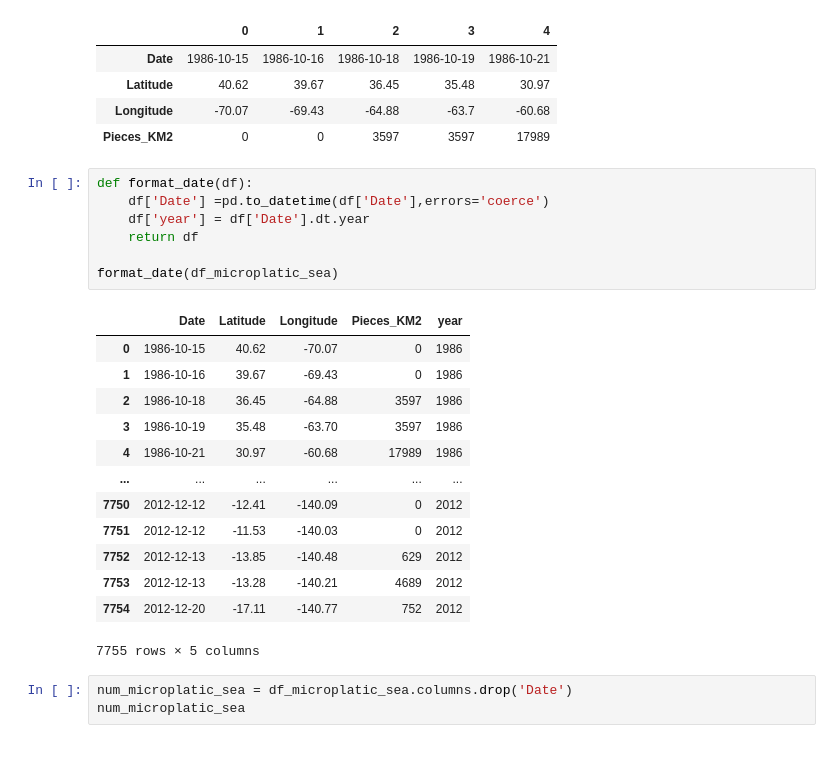
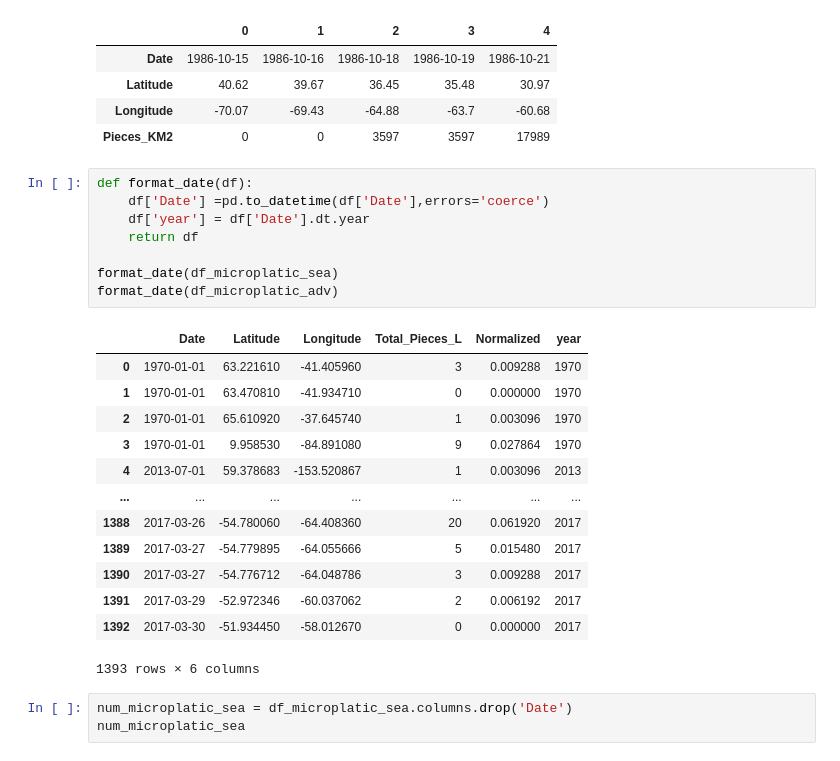
Before and after one commit to Gabrielamb2/MachineLearning, a Jupyter notebook: Projeto.ipynb, the cells around one changed output. Saved outputs shown, nothing was run; the diff lists cells and outputs as text.

```diff
--- a/Projeto.ipynb
+++ b/Projeto.ipynb
@@ -50,24 +55,25 @@ df_microplatic_sea.head(5).transpose()
 # %%
 def format_date(df):
     df['Date'] =pd.to_datetime(df['Date'],errors='coerce')
     df['year'] = df['Date'].dt.year
     return df
 
 format_date(df_microplatic_sea)
+format_date(df_microplatic_adv)
 # %% [output]
-|  | Date | Latitude | Longitude | Pieces_KM2 | year |
-| 0 | 1986-10-15 | 40.62 | -70.07 | 0 | 1986 |
-| 1 | 1986-10-16 | 39.67 | -69.43 | 0 | 1986 |
-| 2 | 1986-10-18 | 36.45 | -64.88 | 3597 | 1986 |
-| 3 | 1986-10-19 | 35.48 | -63.70 | 3597 | 1986 |
-| 4 | 1986-10-21 | 30.97 | -60.68 | 17989 | 1986 |
-| ... | ... | ... | ... | ... | ... |
-| 7750 | 2012-12-12 | -12.41 | -140.09 | 0 | 2012 |
-| 7751 | 2012-12-12 | -11.53 | -140.03 | 0 | 2012 |
-| 7752 | 2012-12-13 | -13.85 | -140.48 | 629 | 2012 |
-| 7753 | 2012-12-13 | -13.28 | -140.21 | 4689 | 2012 |
-| 7754 | 2012-12-20 | -17.11 | -140.77 | 752 | 2012 |
+|  | Date | Latitude | Longitude | Total_Pieces_L | Normalized | year |
+| 0 | 1970-01-01 | 63.221610 | -41.405960 | 3 | 0.009288 | 1970 |
+| 1 | 1970-01-01 | 63.470810 | -41.934710 | 0 | 0.000000 | 1970 |
+| 2 | 1970-01-01 | 65.610920 | -37.645740 | 1 | 0.003096 | 1970 |
+| 3 | 1970-01-01 | 9.958530 | -84.891080 | 9 | 0.027864 | 1970 |
+| 4 | 2013-07-01 | 59.378683 | -153.520867 | 1 | 0.003096 | 2013 |
+| ... | ... | ... | ... | ... | ... | ... |
+| 1388 | 2017-03-26 | -54.780060 | -64.408360 | 20 | 0.061920 | 2017 |
+| 1389 | 2017-03-27 | -54.779895 | -64.055666 | 5 | 0.015480 | 2017 |
+| 1390 | 2017-03-27 | -54.776712 | -64.048786 | 3 | 0.009288 | 2017 |
+| 1391 | 2017-03-29 | -52.972346 | -60.037062 | 2 | 0.006192 | 2017 |
+| 1392 | 2017-03-30 | -51.934450 | -58.012670 | 0 | 0.000000 | 2017 |
-7755 rows × 5 columns
+1393 rows × 6 columns
 # %%
 num_microplatic_sea = df_microplatic_sea.columns.drop('Date')
 num_microplatic_sea
```
Also changed, not shown: parts of 2 cells of this notebook.
